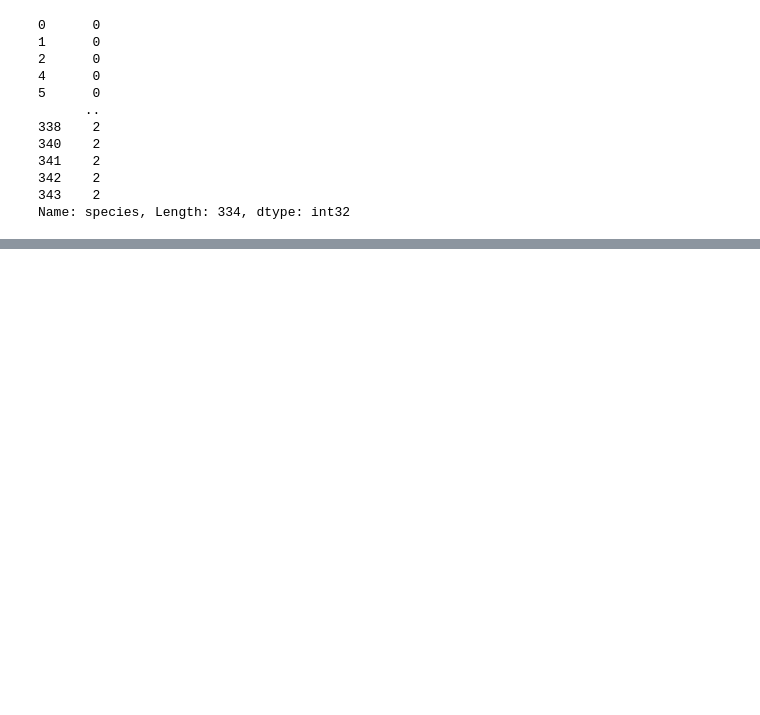
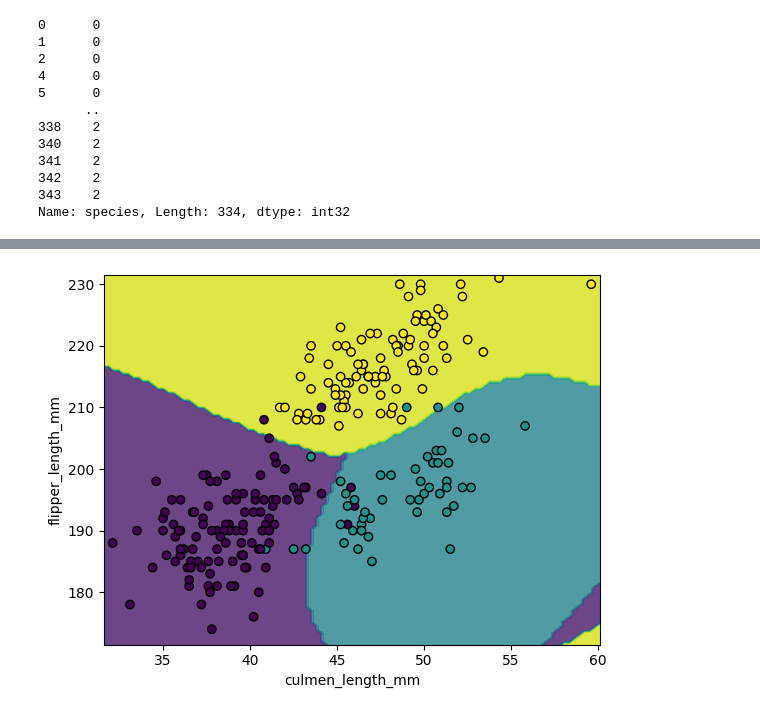
Before and after one commit to GeyzsoN/AI221, a Jupyter notebook: _gk_outputs/MEX 2/homena_mex2.ipynb, the cells around one changed output, grey strips where cells are left out. Drawn from its saved outputs; the diff is of its cells as text; code cells hidden in the pictures; blank space fills up the shorter version.

```diff
--- a/_gk_outputs/MEX 2/homena_mex2.ipynb
+++ b/_gk_outputs/MEX 2/homena_mex2.ipynb
@@ -169,0 +205,6 @@ plt.show()
+# %%
+DecisionBoundaryDisplay.from_estimator(model, X, alpha=0.8, eps=0.5)
+plt.scatter(X_train.iloc[:, 0], X_train.iloc[:, 1], c=y_train, edgecolors="k")
+plt.show()
+# %% [output]
+[figure, added]
```
Also changed, not shown: parts of 15 cells of this notebook, 2 other files.
